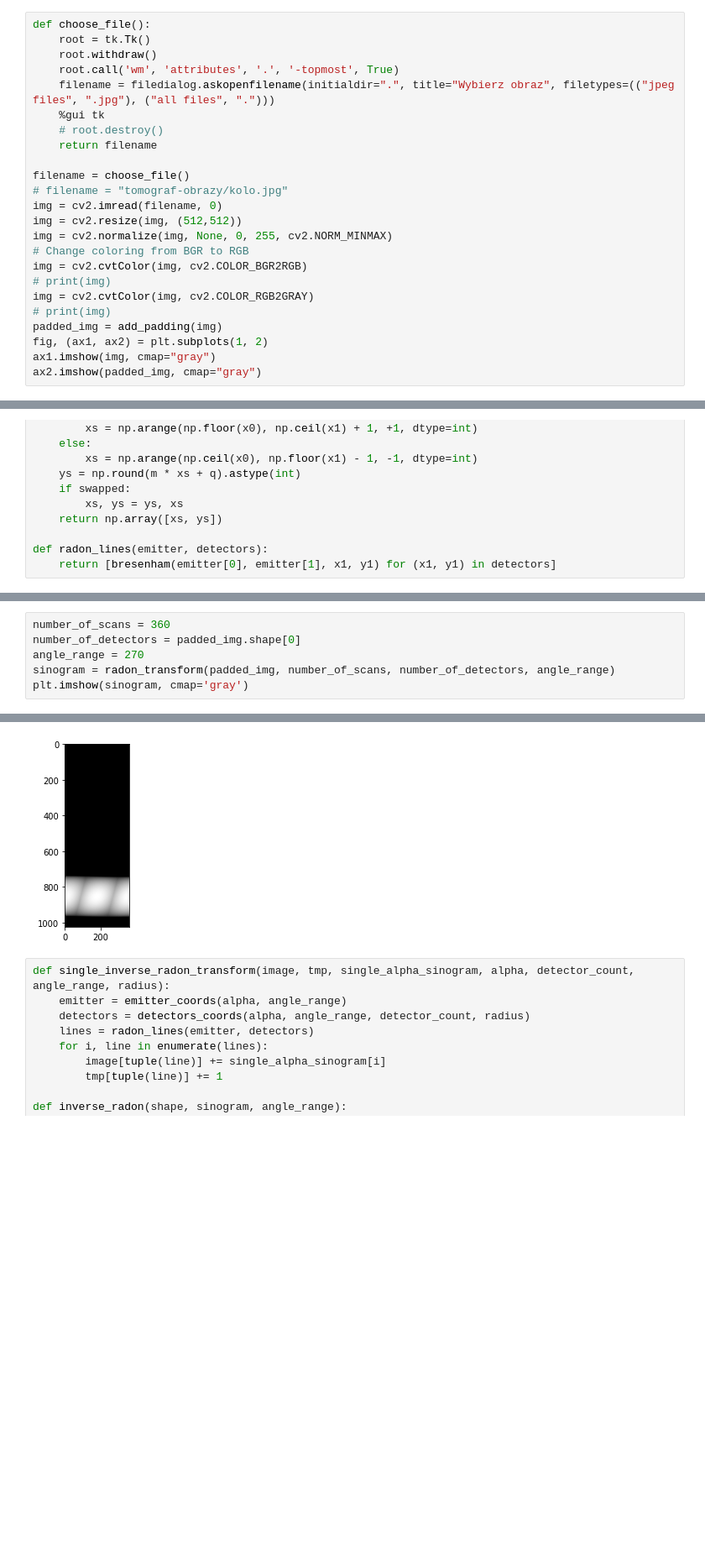
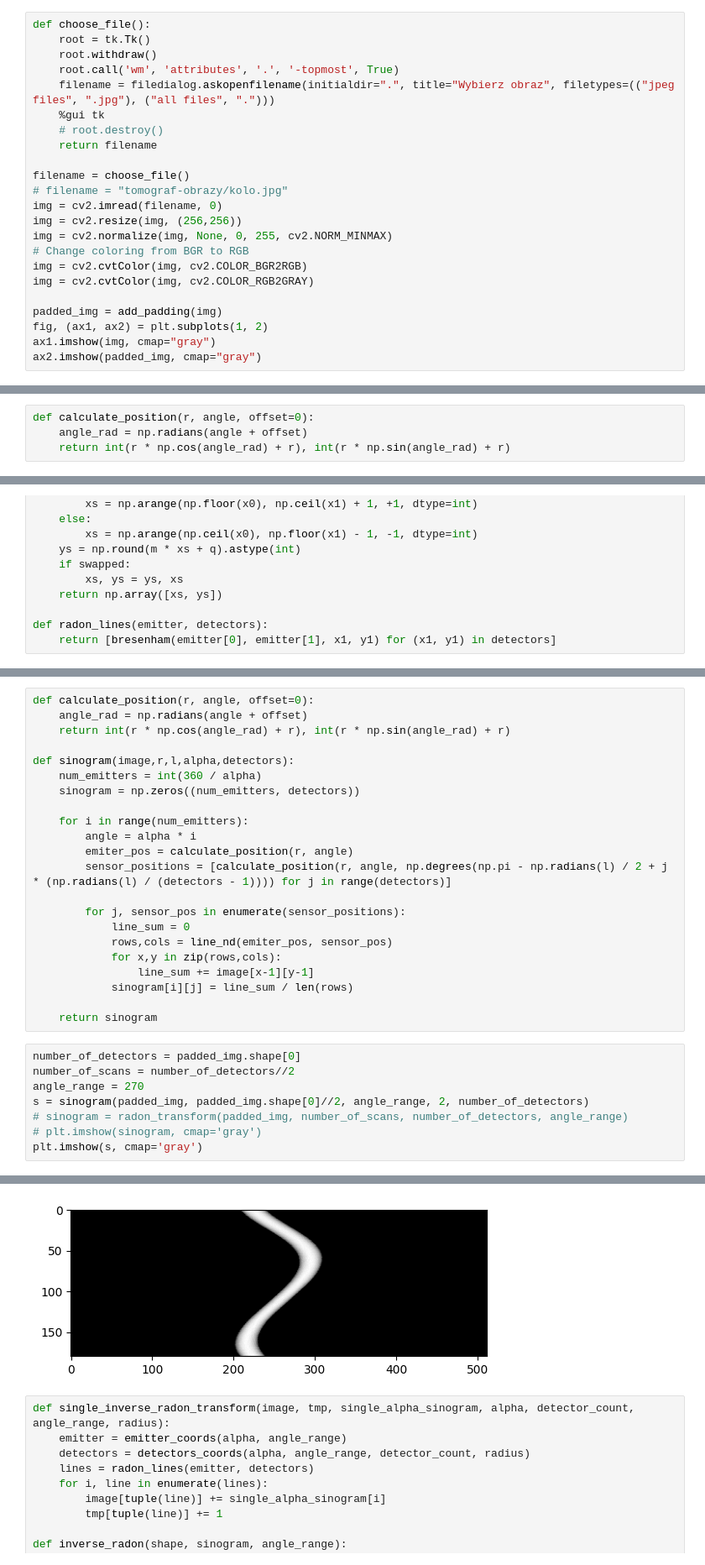
Before and after one commit to JanOdwazny/tomograf, a Jupyter notebook: tomograf.ipynb, the cells around one changed output, grey strips where cells are left out. Shown at 84% size. Cells and saved outputs as stored; diff of their text form; blank space fills up the shorter version.

Commit message:
radon działa auuuu

```diff
--- a/tomograf.ipynb
+++ b/tomograf.ipynb
@@ -33,13 +33,12 @@ def choose_file():
 filename = choose_file()
 # filename = "tomograf-obrazy/kolo.jpg"
 img = cv2.imread(filename, 0)
-img = cv2.resize(img, (512,512))
+img = cv2.resize(img, (256,256))
 img = cv2.normalize(img, None, 0, 255, cv2.NORM_MINMAX)
 # Change coloring from BGR to RGB
 img = cv2.cvtColor(img, cv2.COLOR_BGR2RGB)
-# print(img)
 img = cv2.cvtColor(img, cv2.COLOR_RGB2GRAY)
-# print(img)
+
 padded_img = add_padding(img)
 fig, (ax1, ax2) = plt.subplots(1, 2)
 ax1.imshow(img, cmap="gray")
@@ -50,3 +49,7 @@ ax2.imshow(padded_img, cmap="gray")
+# %%
+def calculate_position(r, angle, offset=0):
+    angle_rad = np.radians(angle + offset)
+    return int(r * np.cos(angle_rad) + r), int(r * np.sin(angle_rad) + r)
 # %%
 def emitter_coords(alpha, radius=1):
     x = radius * np.cos(radians(alpha)) + radius - 2
@@ -104,10 +109,34 @@ def radon_transform(image, scan_count, detector_count, angle_range):
 
 
     return np.swapaxes(np.asarray(sinogram), 0, 1)
+# %%
+def calculate_position(r, angle, offset=0):
+    angle_rad = np.radians(angle + offset)
+    return int(r * np.cos(angle_rad) + r), int(r * np.sin(angle_rad) + r)
+
+def sinogram(image,r,l,alpha,detectors):
+    num_emitters = int(360 / alpha)
+    sinogram = np.zeros((num_emitters, detectors))
+
+    for i in range(num_emitters):
+        angle = alpha * i
+        emiter_pos = calculate_position(r, angle)
+        sensor_positions = [calculate_position(r, angle, np.degrees(np.pi - np.radians(l) / 2 + j * (np.radians(l) / (detectors - 1)))) for j in range(detectors)]
+
+        for j, sensor_pos in enumerate(sensor_positions):
+            line_sum = 0
+            rows,cols = line_nd(emiter_pos, sensor_pos)
+            for x,y in zip(rows,cols):
+                line_sum += image[x-1][y-1]
+            sinogram[i][j] = line_sum / len(rows)
+
+    return sinogram
 # %%
-number_of_scans = 360
 number_of_detectors = padded_img.shape[0]
+number_of_scans = number_of_detectors//2
 angle_range = 270
-sinogram = radon_transform(padded_img, number_of_scans, number_of_detectors, angle_range)
-plt.imshow(sinogram, cmap='gray')
+s = sinogram(padded_img, padded_img.shape[0]//2, angle_range, 2, number_of_detectors)
+# sinogram = radon_transform(padded_img, number_of_scans, number_of_detectors, angle_range)
+# plt.imshow(sinogram, cmap='gray')
+plt.imshow(s, cmap='gray')
 # %% [output]
@@ -116,4 +144,4 @@ width:  1024
-[figure, old version]
+[figure, new version]
 # %%
 def single_inverse_radon_transform(image, tmp, single_alpha_sinogram, alpha, detector_count, angle_range, radius):
     emitter = emitter_coords(alpha, angle_range)
```
Also changed, not shown: parts of 5 cells of this notebook.
